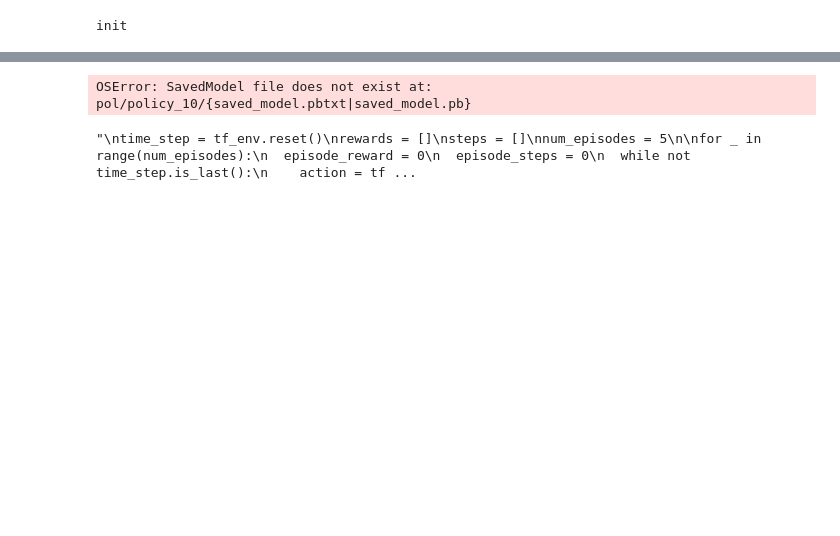
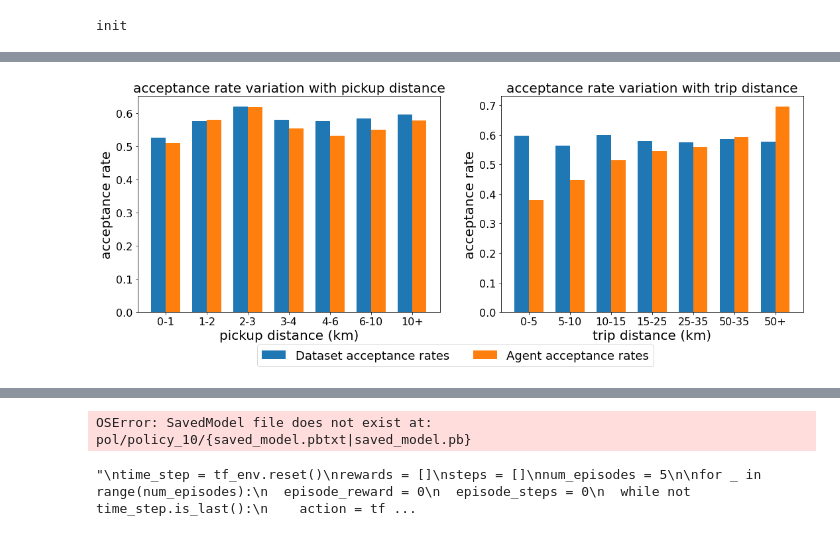
Before and after one commit to ZTeamUoM/taxi-reinforce, a Jupyter notebook: taxi_simulation.ipynb, the cells around one changed output, grey strips where cells are left out. Saved outputs shown, nothing was run; the diff lists cells and outputs as text; code cells hidden in the pictures; blank space fills up the shorter version.

```diff
--- a/taxi_simulation.ipynb
+++ b/taxi_simulation.ipynb
@@ -739,27 +810,41 @@ plt.show()
 # %%
 labels = ['0-1', '1-2', '2-3', '3-4', '4-6', '6-10', '10+']
-men_means = pickup_acceptance_rates
-women_means = pickup_acceptance_rates_agent
+men_means = [0.5270572916666666, 0.5762839879154078, 0.6209407665505226, 0.5801063022019742, 0.5761851015801355, 0.5835427135678392, 0.595703125]
+women_means = [0.51046875, 0.5805740181268882, 0.6181881533101046, 0.5536142748671223, 0.5333182844243793, 0.5501256281407035, 0.578828125]
+#men_means = pickup_acceptance_rates
+#women_means = pickup_acceptance_rates_agent
 
-men_means =
-women_means =
+labels1 = ['0-5', '5-10', '10-15', '15-25', '25-35', '50-35', '50+']
+men_means1 = [0.5959821428571429, 0.5641864268192968, 0.6, 0.5790166812993854, 0.5739299610894941, 0.5859598853868195, 0.5761124121779859]
+women_means1 = [0.37857142857142856, 0.4463614063777596, 0.51423487544483983, 0.546268656716418, 0.5578469520103762, 0.5914040114613181, 0.6959016393442623]
 
 x = np.arange(len(labels))  # the label locations
 width = 0.35  # the width of the bars
+plt.rcParams.update({'font.size': 16})
 
-fig, ax = plt.subplots()
-rects1 = ax.bar(x - width/2, men_means, width, label='Dataset acceptance rates')
-rects2 = ax.bar(x + width/2, women_means, width, label='Agent acceptance rates')
+fig, ax = plt.subplots(nrows=1, ncols=2, figsize=(18, 6))
+rects1 = ax[0].bar(x - width/2, men_means, width, label='Dataset acceptance rates')
+rects2 = ax[0].bar(x + width/2, women_means, width, label='Agent acceptance rates')
 
 # Add some text for labels, title and custom x-axis tick labels, etc.
-ax.set_ylabel('pickup distance (km)')
-ax.set_xlabel('acceptance rate')
-ax.set_title('acceptance rate variation with pickup distance')
-ax.set_xticks(x)
-ax.set_xticklabels(labels)
-ax.legend(fontsize='small')
+ax[0].set_ylabel('acceptance rate', fontsize=20)
+ax[0].set_xlabel('pickup distance (km)', fontsize=20)
+ax[0].set_title('acceptance rate variation with pickup distance', fontsize=20)
+ax[0].set_xticks(x)
+ax[0].set_xticklabels(labels)
+#ax[0].legend(fontsize='medium')
 
+rects1 = ax[1].bar(x - width/2, men_means1, width, label='Dataset acceptance rates')
+rects2 = ax[1].bar(x + width/2, women_means1, width, label='Agent acceptance rates')
 
+# Add some text for labels, title and custom x-axis tick labels, etc.
+ax[1].set_ylabel('acceptance rate', fontsize=20)
+ax[1].set_xlabel('trip distance (km)', fontsize=20)
+ax[1].set_title('acceptance rate variation with trip distance', fontsize=20)
+ax[1].set_xticks(x)
+ax[1].set_xticklabels(labels1, fontsize=16)
+handles, labels = ax[1].get_legend_handles_labels()
+ax[1].legend(handles, labels, loc="center", bbox_to_anchor=(-0.15,-0.2),prop={'size': 18},ncol=2)
 def autolabel(rects):
     """Attach a text label above each bar in *rects*, displaying its height."""
     for rect in rects:
@@ -777,4 +862,5 @@ def autolabel(rects):
 #fig.tight_layout()
 
 plt.show()
+fig.savefig('file', bbox_inches = "tight")
 # %% [output]
@@ -782,3 +867,4 @@ SyntaxError: invalid syntax (<ipython-input-20-0517de92f551>, line 5)
+[figure, added]
 # %%
 ##########################################################################################
 # %%
```
Also changed, not shown: parts of 26 cells of this notebook, 3 other files.
